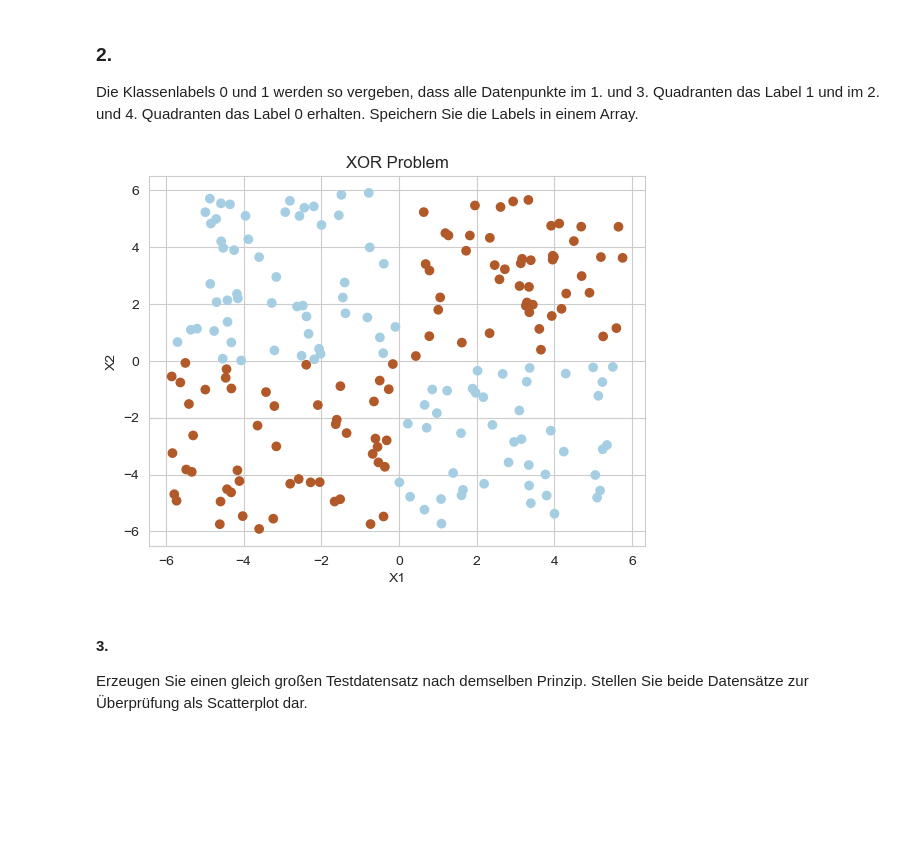
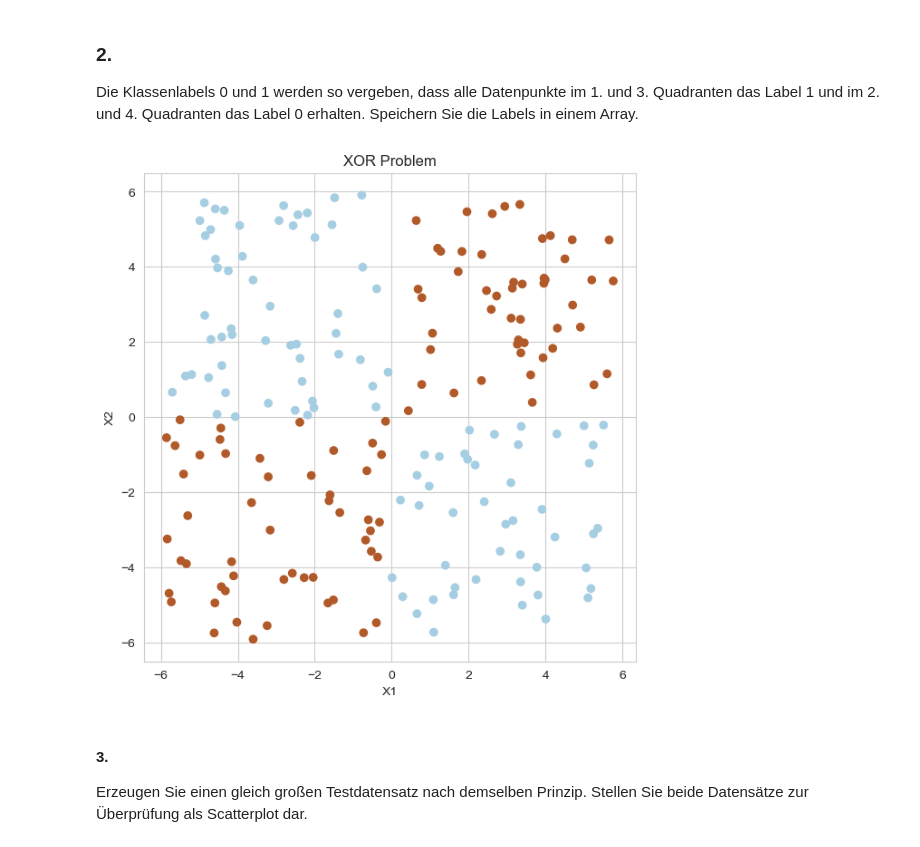
Before and after one commit to flnat/DeepLearning, a Jupyter notebook: Blatt_1/Aufgabe_1.ipynb, the cells around one changed output. Cells and saved outputs as stored; diff of their text form; code cells hidden in the pictures; blank space fills up the shorter version.

```diff
--- a/Blatt_1/Aufgabe_1.ipynb
+++ b/Blatt_1/Aufgabe_1.ipynb
@@ -29,14 +29,16 @@ y_train = np.zeros(y_train_mask.shape[0])
 y_train[y_train_mask] = 1
 # %%
 import matplotlib.pyplot as plt
+
+plt.rcParams["figure.figsize"] = (7, 7)
 
 plt.scatter(x_train[:, 0], x_train[:, 1], c=y_train, cmap="Paired")
 plt.xlabel("X1")
 plt.ylabel("X2")
 plt.title("XOR Problem")
 plt.show()
 # %% [output]
-[figure, old version]
+[figure, new version]
 # %% [markdown]
 #### 3.
 Erzeugen Sie einen gleich großen Testdatensatz nach demselben Prinzip. Stellen Sie
```
Also changed, not shown: parts of 34 cells of this notebook.
